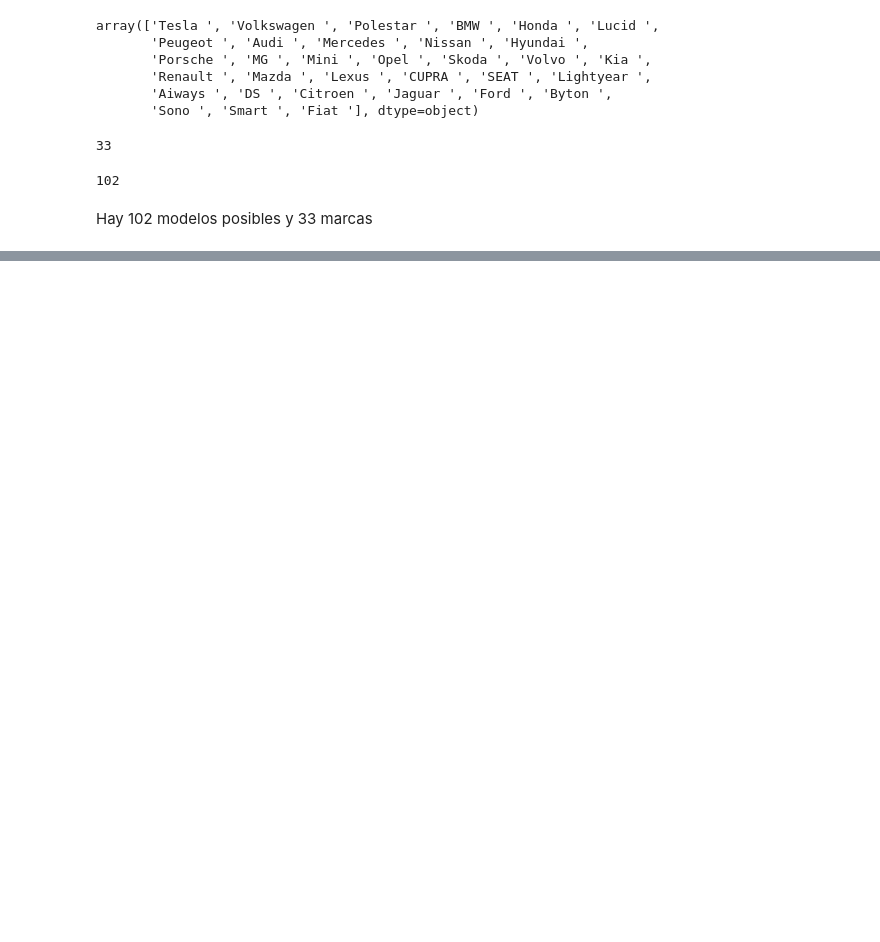
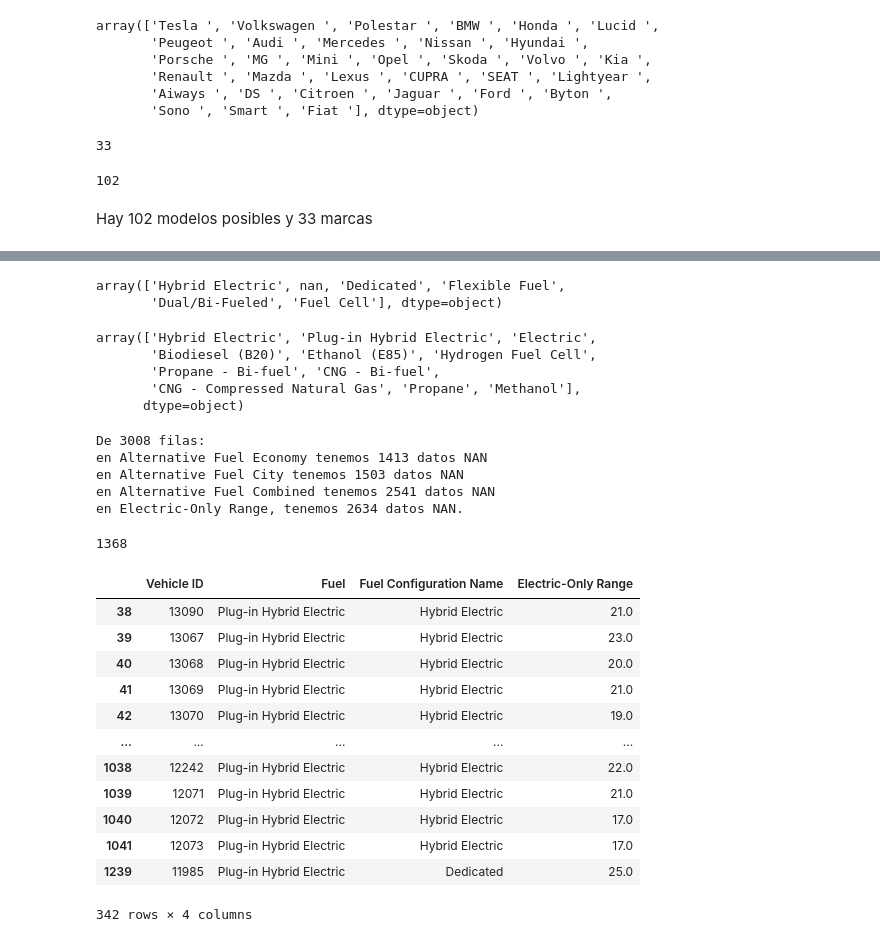
Before and after one commit to AgustinNiederle/ProyectoFinalHenry_AirTaxis, a Jupyter notebook: exploracion1.ipynb, the cells around one changed output, grey strips where cells are left out. Saved outputs shown, nothing was run; the diff lists cells and outputs as text; code cells hidden in the pictures; blank space fills up the shorter version.

```diff
--- a/exploracion1.ipynb
+++ b/exploracion1.ipynb
@@ -498,0 +582,13 @@ Por otro lado, Top Speed, Accel y power Train no creo que seam datos relevantes
+# %%
+Dataset5['Fuel Configuration Name'].unique()
+# %% [output]
+array(['Hybrid Electric', nan, 'Dedicated', 'Flexible Fuel',
+       'Dual/Bi-Fueled', 'Fuel Cell'], dtype=object)
+# %%
+Dataset5['Fuel'].unique()
+# %% [output]
+array(['Hybrid Electric', 'Plug-in Hybrid Electric', 'Electric',
+       'Biodiesel (B20)', 'Ethanol (E85)', 'Hydrogen Fuel Cell',
+       'Propane - Bi-fuel', 'CNG - Bi-fuel',
+       'CNG - Compressed Natural Gas', 'Propane', 'Methanol'],
+      dtype=object)
@@ -498,0 +600,34 @@ Por otro lado, Top Speed, Accel y power Train no creo que seam datos relevantes
+# %%
+print(f"De 3008 filas:")
+print(f"en Alternative Fuel Economy tenemos {nan1} datos NAN")
+print(f"en Alternative Fuel City tenemos {nan2} datos NAN")
+print(f"en Alternative Fuel Combined tenemos {nan3} datos NAN")
+print(f"en Electric-Only Range, tenemos {nan4} datos NAN.")
+# %% [output]
+De 3008 filas:
+en Alternative Fuel Economy tenemos 1413 datos NAN
+en Alternative Fuel City tenemos 1503 datos NAN
+en Alternative Fuel Combined tenemos 2541 datos NAN
+en Electric-Only Range, tenemos 2634 datos NAN.
+# %%
+ElectricosOnly = Dataset5[['Vehicle ID', 'Fuel', 'Fuel Configuration Name', 'Electric-Only Range']].dropna()
+# %%
+ElectricosOnly.size
+# %% [output]
+1368
+# %%
+ElectricosOnly
+# %% [output]
+|  | Vehicle ID | Fuel | Fuel Configuration Name | Electric-Only Range |
+| 38 | 13090 | Plug-in Hybrid Electric | Hybrid Electric | 21.0 |
+| 39 | 13067 | Plug-in Hybrid Electric | Hybrid Electric | 23.0 |
+| 40 | 13068 | Plug-in Hybrid Electric | Hybrid Electric | 20.0 |
+| 41 | 13069 | Plug-in Hybrid Electric | Hybrid Electric | 21.0 |
+| 42 | 13070 | Plug-in Hybrid Electric | Hybrid Electric | 19.0 |
+| ... | ... | ... | ... | ... |
+| 1038 | 12242 | Plug-in Hybrid Electric | Hybrid Electric | 22.0 |
+| 1039 | 12071 | Plug-in Hybrid Electric | Hybrid Electric | 21.0 |
+| 1040 | 12072 | Plug-in Hybrid Electric | Hybrid Electric | 17.0 |
+| 1041 | 12073 | Plug-in Hybrid Electric | Hybrid Electric | 17.0 |
+| 1239 | 11985 | Plug-in Hybrid Electric | Dedicated | 25.0 |
+342 rows × 4 columns
```
Also changed, not shown: parts of 10 cells of this notebook.
